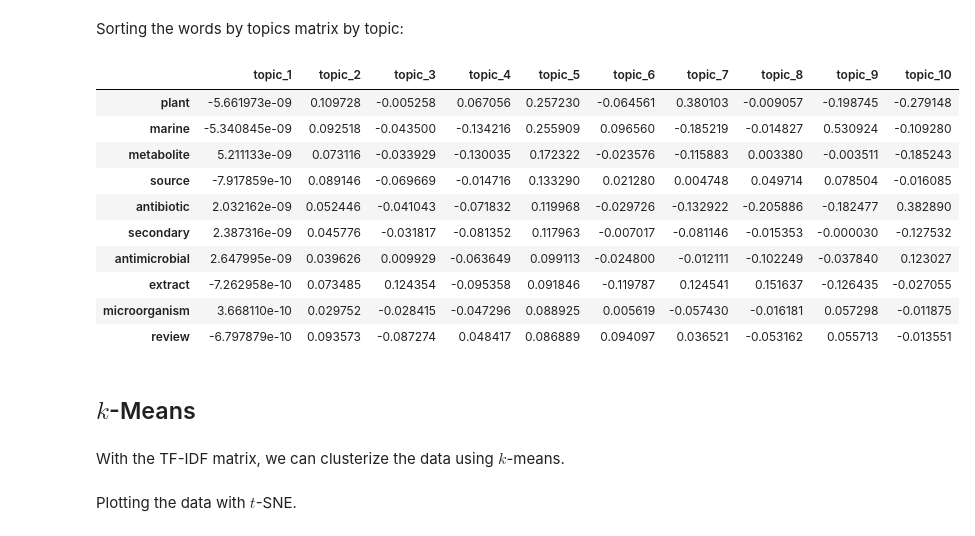
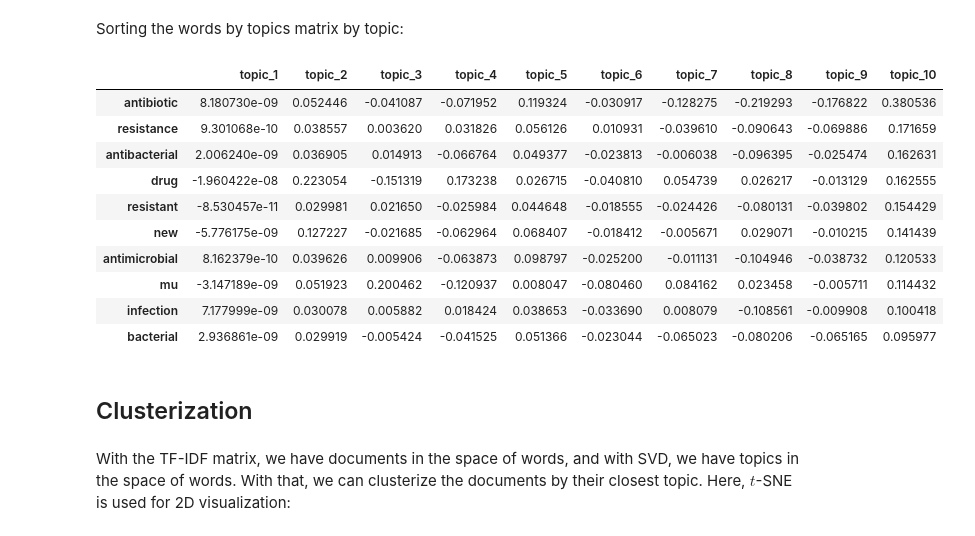
Before and after one commit to mZaiam/nlp, a Jupyter notebook: topic_modelling.ipynb, the cells around one changed output. Cells and saved outputs as stored; diff of their text form; code cells hidden in the pictures.

Commit message:
editing topic_modelling

```diff
--- a/topic_modelling.ipynb
+++ b/topic_modelling.ipynb
@@ -78,20 +78,20 @@ df_words_topics = pd.DataFrame(svd.components_, index=[f'topic_{n+1}' for n in r
 # %% [markdown]
 Sorting the words by topics matrix by topic:
 # %%
-df_words_topics.sort_values('topic_5', ascending=False).head(10)
+df_words_topics.sort_values('topic_10', ascending=False).head(10)
 # %% [output]
 |  | topic_1 | topic_2 | topic_3 | topic_4 | topic_5 | topic_6 | topic_7 | topic_8 | topic_9 | topic_10 |
-| plant | -5.661973e-09 | 0.109728 | -0.005258 | 0.067056 | 0.257230 | -0.064561 | 0.380103 | -0.009057 | -0.198745 | -0.279148 |
-| marine | -5.340845e-09 | 0.092518 | -0.043500 | -0.134216 | 0.255909 | 0.096560 | -0.185219 | -0.014827 | 0.530924 | -0.109280 |
-| metabolite | 5.211133e-09 | 0.073116 | -0.033929 | -0.130035 | 0.172322 | -0.023576 | -0.115883 | 0.003380 | -0.003511 | -0.185243 |
-| source | -7.917859e-10 | 0.089146 | -0.069669 | -0.014716 | 0.133290 | 0.021280 | 0.004748 | 0.049714 | 0.078504 | -0.016085 |
-| antibiotic | 2.032162e-09 | 0.052446 | -0.041043 | -0.071832 | 0.119968 | -0.029726 | -0.132922 | -0.205886 | -0.182477 | 0.382890 |
-| secondary | 2.387316e-09 | 0.045776 | -0.031817 | -0.081352 | 0.117963 | -0.007017 | -0.081146 | -0.015353 | -0.000030 | -0.127532 |
-| antimicrobial | 2.647995e-09 | 0.039626 | 0.009929 | -0.063649 | 0.099113 | -0.024800 | -0.012111 | -0.102249 | -0.037840 | 0.123027 |
-| extract | -7.262958e-10 | 0.073485 | 0.124354 | -0.095358 | 0.091846 | -0.119787 | 0.124541 | 0.151637 | -0.126435 | -0.027055 |
-| microorganism | 3.668110e-10 | 0.029752 | -0.028415 | -0.047296 | 0.088925 | 0.005619 | -0.057430 | -0.016181 | 0.057298 | -0.011875 |
-| review | -6.797879e-10 | 0.093573 | -0.087274 | 0.048417 | 0.086889 | 0.094097 | 0.036521 | -0.053162 | 0.055713 | -0.013551 |
+| antibiotic | 8.180730e-09 | 0.052446 | -0.041087 | -0.071952 | 0.119324 | -0.030917 | -0.128275 | -0.219293 | -0.176822 | 0.380536 |
+| resistance | 9.301068e-10 | 0.038557 | 0.003620 | 0.031826 | 0.056126 | 0.010931 | -0.039610 | -0.090643 | -0.069886 | 0.171659 |
+| antibacterial | 2.006240e-09 | 0.036905 | 0.014913 | -0.066764 | 0.049377 | -0.023813 | -0.006038 | -0.096395 | -0.025474 | 0.162631 |
+| drug | -1.960422e-08 | 0.223054 | -0.151319 | 0.173238 | 0.026715 | -0.040810 | 0.054739 | 0.026217 | -0.013129 | 0.162555 |
+| resistant | -8.530457e-11 | 0.029981 | 0.021650 | -0.025984 | 0.044648 | -0.018555 | -0.024426 | -0.080131 | -0.039802 | 0.154429 |
+| new | -5.776175e-09 | 0.127227 | -0.021685 | -0.062964 | 0.068407 | -0.018412 | -0.005671 | 0.029071 | -0.010215 | 0.141439 |
+| antimicrobial | 8.162379e-10 | 0.039626 | 0.009906 | -0.063873 | 0.098797 | -0.025200 | -0.011131 | -0.104946 | -0.038732 | 0.120533 |
+| mu | -3.147189e-09 | 0.051923 | 0.200462 | -0.120937 | 0.008047 | -0.080460 | 0.084162 | 0.023458 | -0.005711 | 0.114432 |
+| infection | 7.177999e-09 | 0.030078 | 0.005882 | 0.018424 | 0.038653 | -0.033690 | 0.008079 | -0.108561 | -0.009908 | 0.100418 |
+| bacterial | 2.936861e-09 | 0.029919 | -0.005424 | -0.041525 | 0.051366 | -0.023044 | -0.065023 | -0.080206 | -0.065165 | 0.095977 |
 # %% [markdown]
-## $k$-Means
+## Clusterization
 # %% [markdown]
-With the TF-IDF matrix, we can clusterize the data using $k$-means.
+With the TF-IDF matrix, we have documents in the space of words, and with SVD, we have topics in the space of words. With that, we can clusterize the documents by their closest topic. Here, $t$-SNE is used for 2D visualization:
@@ -103,2 +97,0 @@ kmeans_clusters = pipeline.predict(features)
-# %% [markdown]
-Plotting the data with $t$-SNE.
```
Also changed, not shown: parts of 7 cells of this notebook, 1 other file.
